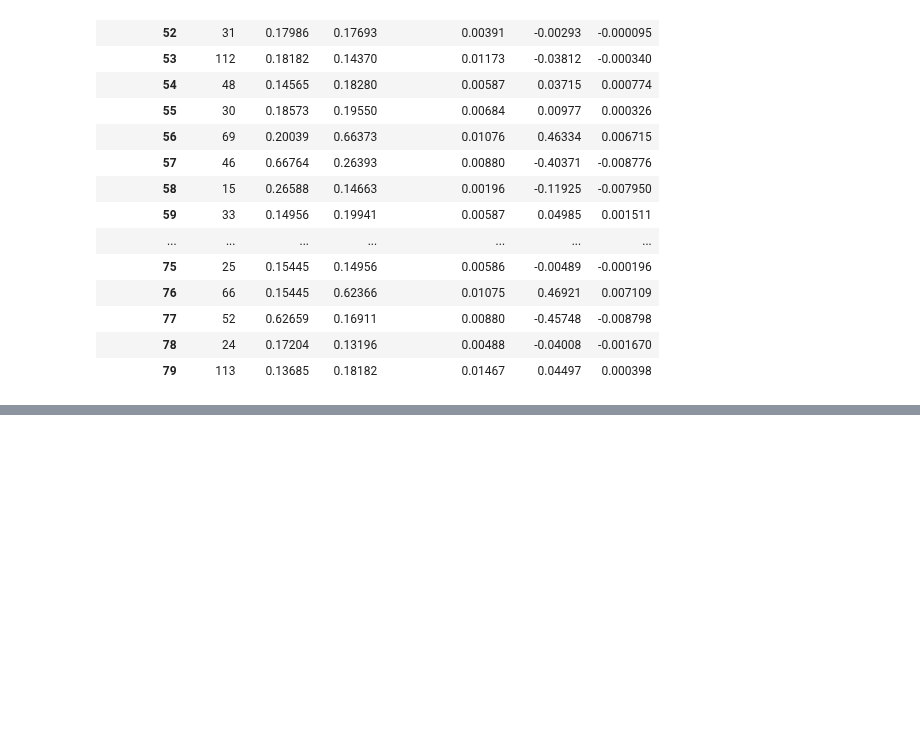
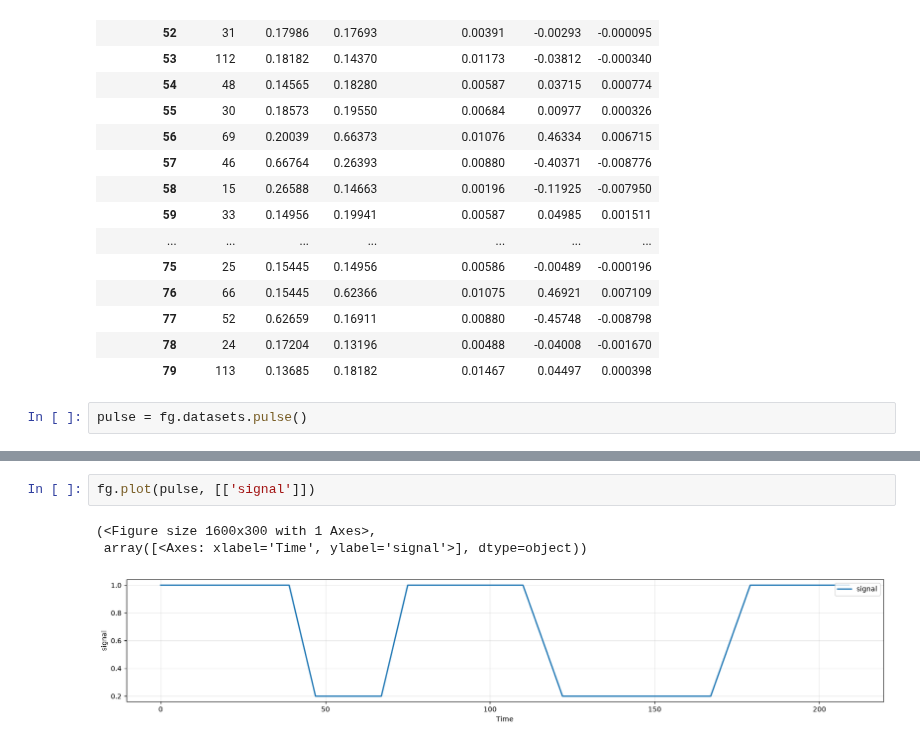
Before and after one commit to featuregraph/featuregraph, a Jupyter notebook: notebooks/transition.ipynb, the cells around one changed output, grey strips where cells are left out. Drawn from its saved outputs; the diff is of its cells as text; blank space fills up the shorter version.

Commit message:
Add deterministic synthetic pulse signal generator

```diff
--- a/notebooks/transition.ipynb
+++ b/notebooks/transition.ipynb
@@ -76,3 +76,5 @@ summarydf[50:80]
 | 77 | 52 | 0.62659 | 0.16911 | 0.00880 | -0.45748 | -0.008798 |
 | 78 | 24 | 0.17204 | 0.13196 | 0.00488 | -0.04008 | -0.001670 |
 | 79 | 113 | 0.13685 | 0.18182 | 0.01467 | 0.04497 | 0.000398 |
+# %%
+pulse = fg.datasets.pulse()
@@ -78,0 +97,6 @@ summarydf[50:80]
+# %%
+fg.plot(pulse, [['signal']])
+# %% [output]
+(<Figure size 1600x300 with 1 Axes>,
+ array([<Axes: xlabel='Time', ylabel='signal'>], dtype=object))
+[figure, added]
```
Also changed, not shown: parts of 3 cells of this notebook.
